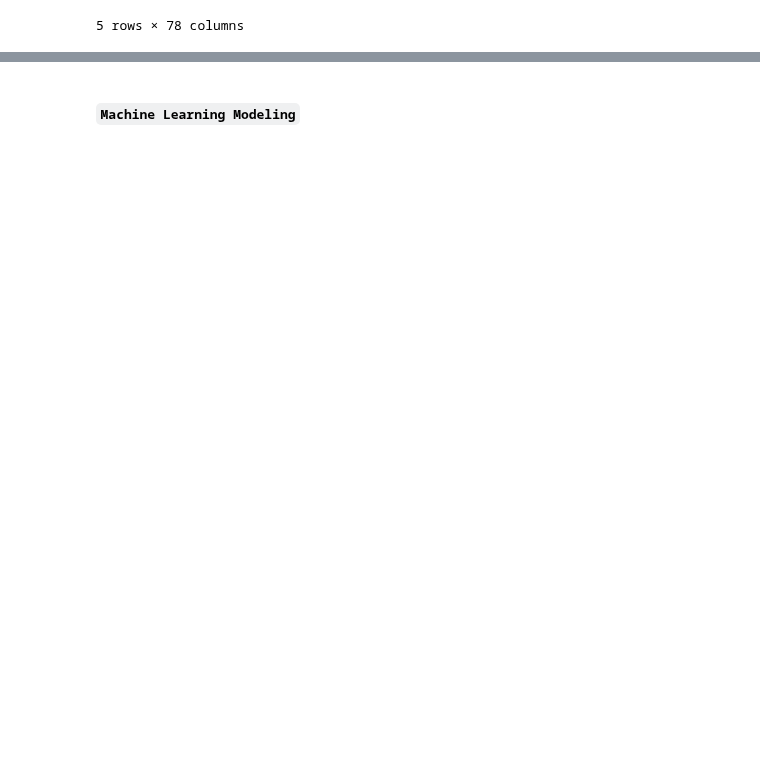
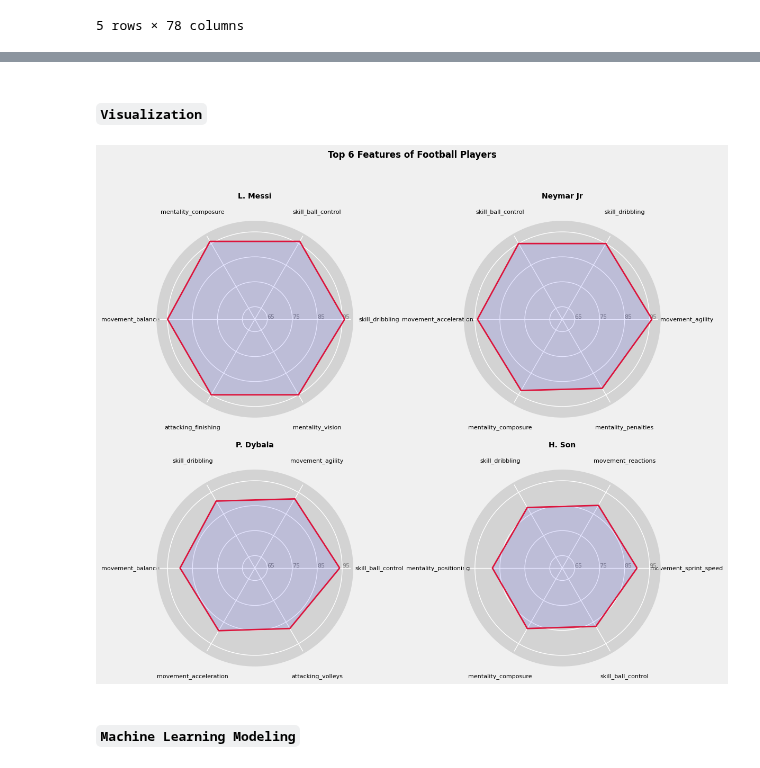
Before and after one commit to sranillac/SRC_UniOvi, a Jupyter notebook: ML-DL/src/DL/DL-Regression/FIFA/SRC_FIFA.ipynb, the cells around one changed output, grey strips where cells are left out. Saved outputs shown, nothing was run; the diff lists cells and outputs as text; code cells hidden in the pictures; blank space fills up the shorter version.

```diff
--- a/ML-DL/src/DL/DL-Regression/FIFA/SRC_FIFA.ipynb
+++ b/ML-DL/src/DL/DL-Regression/FIFA/SRC_FIFA.ipynb
@@ -192,3 +201,62 @@ print(Y_test.shape)
+# %% [markdown]
+#### ``Visualization``
+# %%
+# Visualization of Top 6 Features of Football Players
+
+# List of players
+player_names = ['L. Messi', 'Neymar Jr', 'P. Dybala', 'H. Son']
+
+# Player Features
+player_features = [
+    'movement_acceleration', 'movement_sprint_speed', 'movement_agility',
+    'movement_reactions', 'movement_balance', 'skill_dribbling',
+    'skill_ball_control', 'attacking_crossing', 'attacking_finishing',
+    'attacking_heading_accuracy', 'attacking_short_passing',
+    'attacking_volleys', 'mentality_aggression', 'mentality_interceptions',
+    'mentality_positioning', 'mentality_vision', 'mentality_penalties',
+    'mentality_composure', 'defending_standing_tackle',
+    'defending_sliding_tackle', 'goalkeeping_diving', 'goalkeeping_handling',
+    'goalkeeping_kicking', 'goalkeeping_positioning', 'goalkeeping_reflexes'
+]
+
+# Plot
+fig, axs = plt.subplots(2, 2, figsize = (12, 10), subplot_kw = dict(polar = True))
+axs = axs.flatten()
+
+# Loop
+for idx, player_name in enumerate(player_names):
+    ax = axs[idx]
+
+    # Top 6 Features
+    player_data = df_fifa[df_fifa['short_name'] == player_name].iloc[0]
+    player_features_data = player_data[player_features].astype(float)
+    top_features = player_features_data.nlargest(6)
+    categories = top_features.index
+    N = len(categories)
+
+    values = top_features.values.tolist()
+    values += values[:1]
+    angles = [n / float(N) * 2 * pi for n in range(N)]
+    angles += angles[:1]
+
+    ax.plot(angles, values, linewidth = 2, linestyle = 'solid', label = f'Player: {player_name}', color = 'crimson')
+    ax.fill(angles, values, 'b', alpha = 0.1)
+    ax.set_xticks(angles[:-1])
+    labels = categories
+    ax.set_xticklabels(categories, color = 'black', size = 8, position = (-0.8, -0.2))
+    ax.set_rlabel_position(0)
+    ax.set_ylim(60, 99)
+    ax.set_yticks([65, 75, 85, 95])
+    ax.set_yticklabels(['65', '75', '85', '95'], color = 'grey', size = 8)
+    ax.set_title(player_name, size = 10, fontweight = 'bold', y = 1.1)
+    ax.spines['polar'].set_color('lightgrey')
+    ax.set_facecolor('#D3D3D3')
+    ax.grid(color = 'white')
+
+plt.suptitle('Top 6 Features of Football Players', fontsize = 12, fontweight = 'bold', y = 1.02)
+plt.tight_layout();
+# %% [output]
+[figure, added]
 # %% [markdown]
 #### ``Machine Learning Modeling``
 # %%
```
Also changed, not shown: parts of 12 cells of this notebook.
